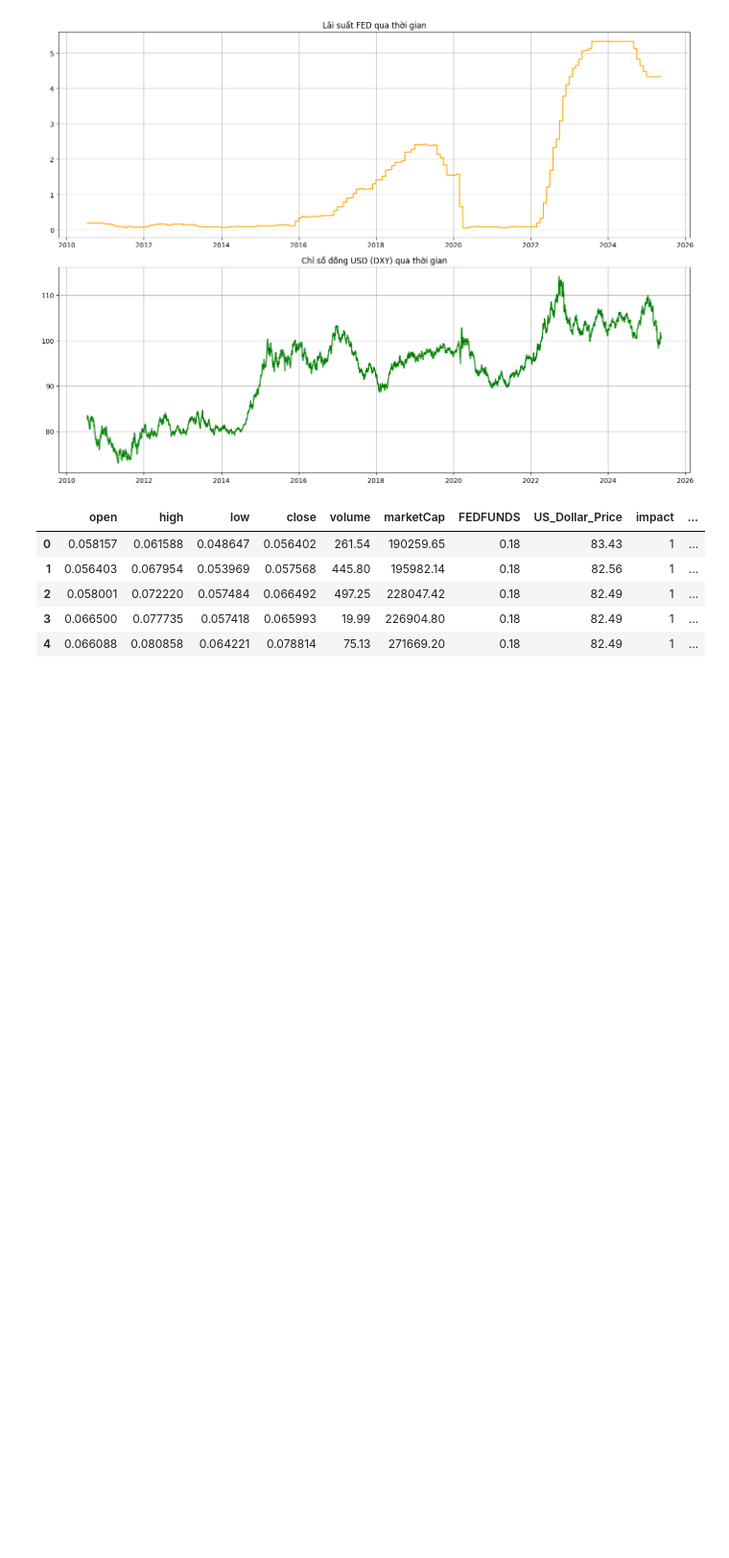
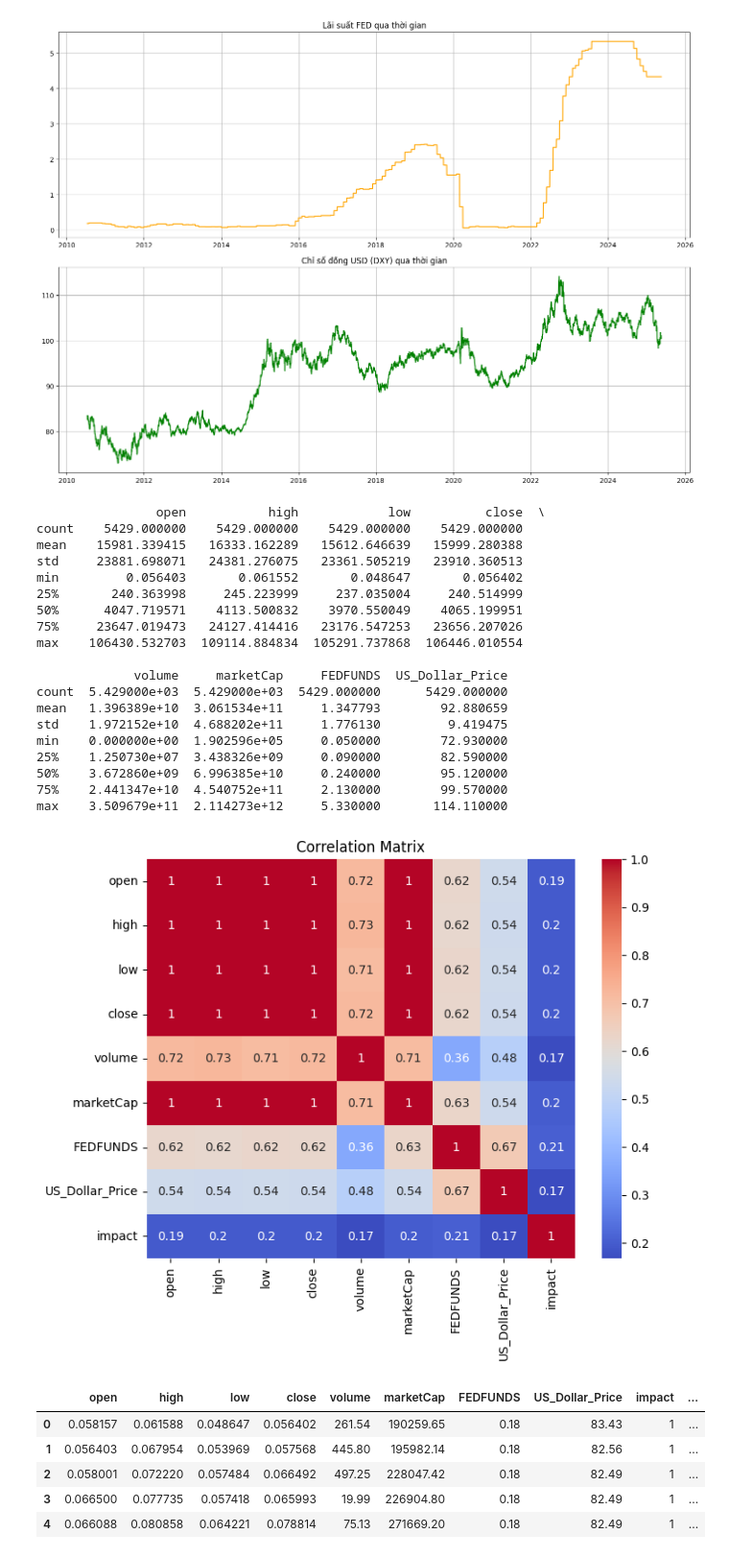
Before and after one commit to nmnguyen130/Bitcoin_ML, a Jupyter notebook: Final_Exam.ipynb, the cells around one changed output. Shown at 96% size. Cells and saved outputs as stored; diff of their text form; code cells hidden in the pictures; blank space fills up the shorter version.

```diff
--- a/Final_Exam.ipynb
+++ b/Final_Exam.ipynb
@@ -229,6 +229,37 @@ plt.show()
 # %% [output]
 [figure]
 [figure]
+# %%
+# Thống kê mô tả
+print(df_final[['open', 'high', 'low', 'close', 'volume', 'marketCap', 'FEDFUNDS', 'US_Dollar_Price']].describe())
+
+# Ma trận tương quan
+correlation_matrix = df_final[['open', 'high', 'low', 'close', 'volume', 'marketCap', 'FEDFUNDS', 'US_Dollar_Price', 'impact']].corr()
+plt.figure(figsize=(8, 6))
+sns.heatmap(correlation_matrix, annot=True, cmap='coolwarm')
+plt.title('Correlation Matrix')
+plt.show()
+# %% [output]
+                open           high            low          close  \
+count    5429.000000    5429.000000    5429.000000    5429.000000
+mean    15981.339415   16333.162289   15612.646639   15999.280388
+std     23881.698071   24381.276075   23361.505219   23910.360513
+min         0.056403       0.061552       0.048647       0.056402
+25%       240.363998     245.223999     237.035004     240.514999
+50%      4047.719571    4113.500832    3970.550049    4065.199951
+75%     23647.019473   24127.414416   23176.547253   23656.207026
+max    106430.532703  109114.884834  105291.737868  106446.010554
+
+             volume     marketCap     FEDFUNDS  US_Dollar_Price
+count  5.429000e+03  5.429000e+03  5429.000000      5429.000000
+mean   1.396389e+10  3.061534e+11     1.347793        92.880659
+std    1.972152e+10  4.688202e+11     1.776130         9.419475
+min    0.000000e+00  1.902596e+05     0.050000        72.930000
+25%    1.250730e+07  3.438326e+09     0.090000        82.590000
+50%    3.672860e+09  6.996385e+10     0.240000        95.120000
+75%    2.441347e+10  4.540752e+11     2.130000        99.570000
+max    3.509679e+11  2.114273e+12     5.330000       114.110000
+[figure, added]
 # %%
 df_final['target_close'] = df_final['close'].shift(-1)
 
```
Also changed, not shown: parts of 8 cells of this notebook.
